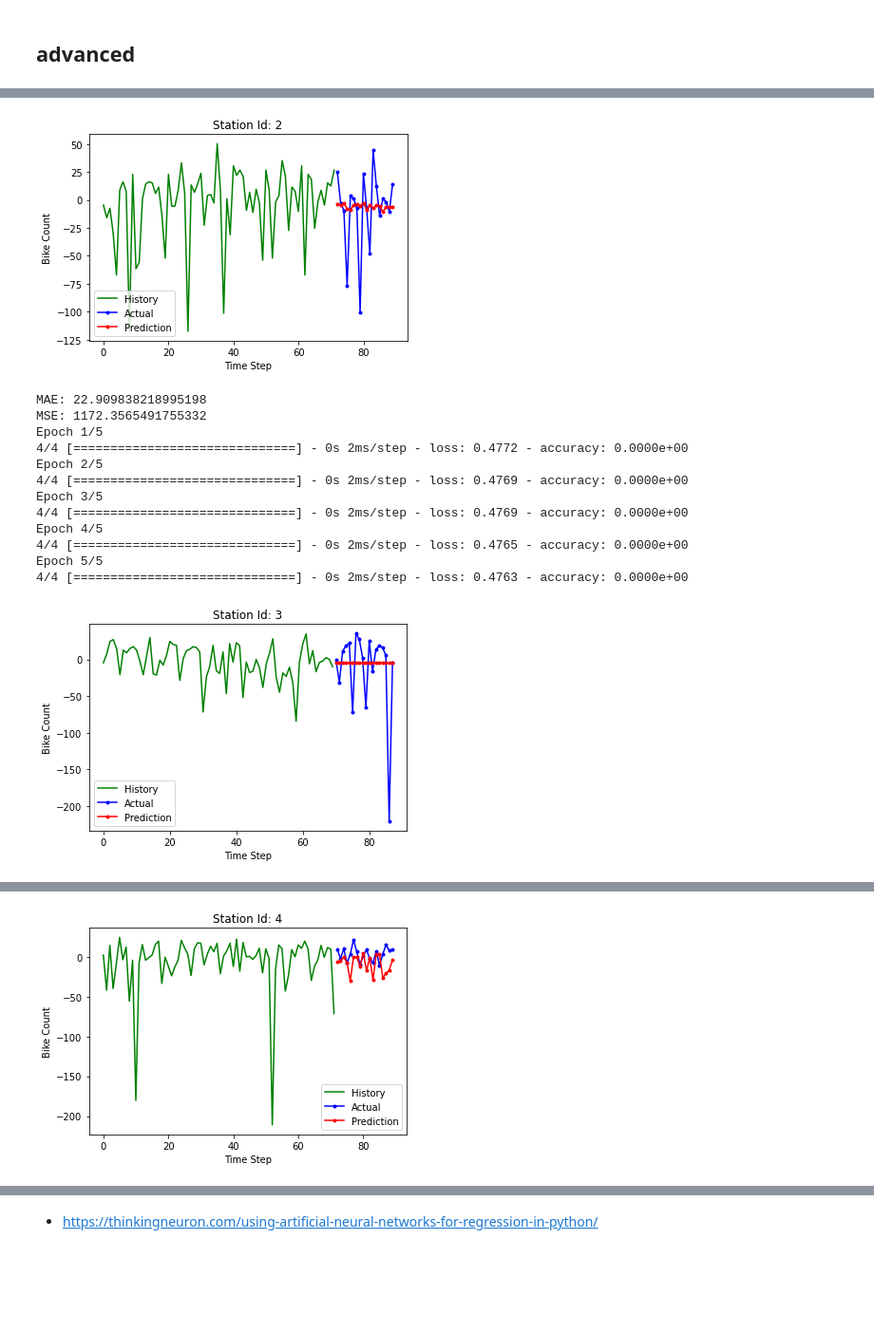
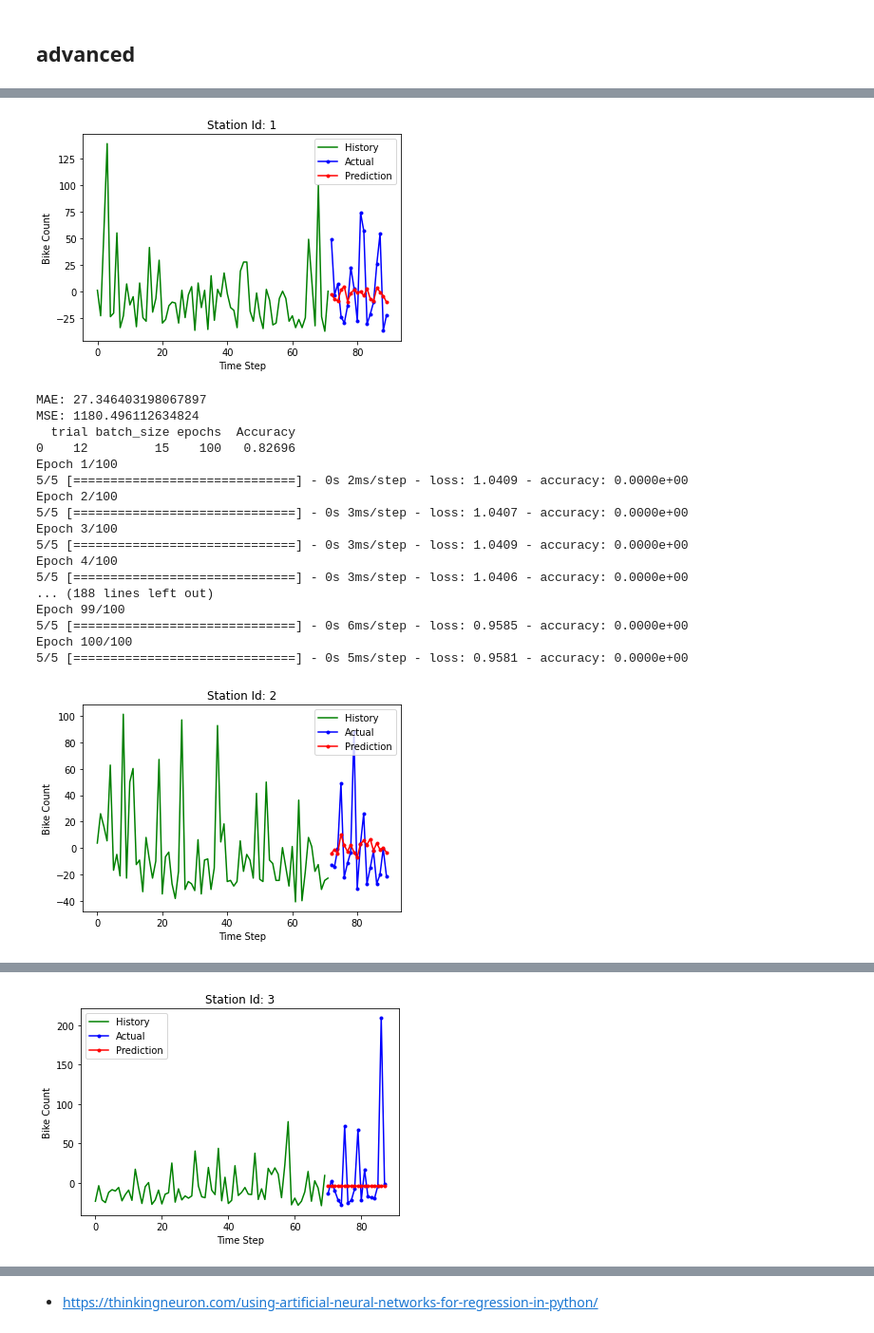
Before and after one commit to hchae0817/final_project, a Jupyter notebook: bike_Neural_Network.ipynb, the cells around one changed output, grey strips where cells are left out. Shown at 95% size. Cells and saved outputs as stored; diff of their text form; code cells hidden in the pictures; blank space fills up the shorter version.

```diff
--- a/bike_Neural_Network.ipynb
+++ b/bike_Neural_Network.ipynb
@@ -247,17 +176,15 @@ from sklearn.preprocessing import MinMaxScaler
 # %%
 totalMAE = 0
 totalMSE = 0
-totalRMAE = 0
-totalRMSE = 0
 
 np.random.seed(7)
 
 #no_station = len(location['Station.Id'])
 no_station = 10
-for i in range(1, no_station):
+for i in range(0, no_station):
 
-    X = df_6_m[i].values[:, 6:11]  #'avg_temp','avg_temp_feel','avg_humidity','avg_windSpeed','date'
-    y = df_6_m[i].values[:, 3:4] # Total
+    X = df_3_m[i].values[:, 6:11]  #'avg_temp','avg_temp_feel','avg_humidity','avg_windSpeed','date'
+    y = df_3_m[i].values[:, 3:4] # Predict
 
     ### Sandardization of data ###
     #PredictorScaler = StandardScaler()
@@ -431,32 +356,27 @@ def FunctionFindBestParams(X_train, y_train, X_test, y_test):
     epoch_list = [5, 10, 50, 100]
 
     import pandas as pd
-    SearchResultsData = pd.DataFrame(columns=['TrialNumber', 'batch_size', 'epochs', 'Accuracy'])
+    SearchResultsData = pd.DataFrame(columns=['trial', 'batch_size', 'epochs', 'Accuracy'])
 
     # initializing the trials
-    TrialNumber = 0
+    trial = 0
     for batch_size_trial in batch_size_list:
         for epochs_trial in epoch_list:
-            TrialNumber += 1
-            # create ANN model
+            trial += 1
             test_model = keras.Sequential([
             layers.Dense(units = 5, input_dim = X_train.shape[1], kernel_initializer = 'normal', activation = 'relu'),
             layers.Dense(units =5 , kernel_initializer = 'normal', activation = 'relu'),
             layers.Dense(1, kernel_initializer = 'normal'),
             ])
 
-            # Compiling the model
             test_model.compile(loss='mean_squared_error', optimizer='adam')
+            test_model.fit(X_train, y_train ,batch_size = batch_size_trial, epochs = epochs_trial, verbose=0)
+            MSE = metrics.mean_squared_error(y_test, test_model.predict(X_test))
+            # printing the results of the current iteration
+            # print('trial', 'Parameters:','batch_size:', batch_size_trial,'-', 'epochs:',epochs_trial, 'Accuracy:', MSE)
 
-            # Fitting the ANN to the Training set
-            test_model.fit(X_train, y_train ,batch_size = batch_size_trial, epochs = epochs_trial, verbose=0)
-            MAPE = np.mean(100 * (np.abs(y_test - test_model.predict(X_test)) / y_test))
-
-            # printing the results of the current iteration
-            #print(TrialNumber, 'Parameters:','batch_size:', batch_size_trial,'-', 'epochs:',epochs_trial, 'Accuracy:', 100-MAPE)
-
-            SearchResultsData = SearchResultsData.append(pd.DataFrame(data = [[TrialNumber, batch_size_trial, epochs_trial, 100-MAPE]],
-                                                                      columns = ['TrialNumber', 'batch_size', 'epochs', 'Accuracy'] ))
+            SearchResultsData = SearchResultsData.append(pd.DataFrame(data = [[trial, batch_size_trial, epochs_trial, MSE]],
+                                                                      columns = ['trial', 'batch_size', 'epochs', 'Accuracy'] ))
     return SearchResultsData
 # %%
 result_df = FunctionFindBestParams(X_train, y_train, X_test, y_test)
@@ -502,10 +422,10 @@ np.random.seed(7)
 
 #no_station = len(location['Station.Id'])
 no_station = 10
-for i in range(1, no_station):
+for i in range(0, no_station):
 
     X = df_3_m[i].values[:, 6:11]  #'avg_temp','avg_temp_feel','avg_humidity','avg_windSpeed','date'
-    y = df_3_m[i].values[:, 3:4] # Total
+    y = df_3_m[i].values[:, 3:4] # Predict
 
     ### Sandardization of data ###
     PredictorScaler = StandardScaler()
@@ -538,7 +458,8 @@ for i in range(1, no_station):
 
     # find best parameters
     result_df = FunctionFindBestParams(X_train, y_train, X_test, y_test)
-    return_df = result_df.loc[result_df['Accuracy'] == result_df['Accuracy'].max()]
+    return_df = result_df.loc[result_df['Accuracy'] == result_df['Accuracy'].min()]
+    print(return_df)
     best_batch_size = int(return_df['batch_size'][0])
     best_epochs = int(return_df['epochs'][0])
 
@@ -581,14 +502,19 @@ Epoch 50/50
-[figure, old version]
+[figure, new version]
-MAE: 22.909838218995198
-MSE: 1172.3565491755332
-Epoch 1/5
-4/4 [==============================] - 0s 2ms/step - loss: 0.4772 - accuracy: 0.0000e+00
-Epoch 2/5
-4/4 [==============================] - 0s 2ms/step - loss: 0.4769 - accuracy: 0.0000e+00
-Epoch 3/5
-4/4 [==============================] - 0s 2ms/step - loss: 0.4769 - accuracy: 0.0000e+00
-Epoch 4/5
-4/4 [==============================] - 0s 2ms/step - loss: 0.4765 - accuracy: 0.0000e+00
-Epoch 5/5
-4/4 [==============================] - 0s 2ms/step - loss: 0.4763 - accuracy: 0.0000e+00
+MAE: 27.346403198067897
+MSE: 1180.496112634824
+  trial batch_size epochs  Accuracy
+0    12         15    100   0.82696
+Epoch 1/100
+5/5 [==============================] - 0s 2ms/step - loss: 1.0409 - accuracy: 0.0000e+00
+Epoch 2/100
+5/5 [==============================] - 0s 3ms/step - loss: 1.0407 - accuracy: 0.0000e+00
+Epoch 3/100
+5/5 [==============================] - 0s 3ms/step - loss: 1.0409 - accuracy: 0.0000e+00
+Epoch 4/100
+5/5 [==============================] - 0s 3ms/step - loss: 1.0406 - accuracy: 0.0000e+00
+... (188 lines left out)
+Epoch 99/100
+5/5 [==============================] - 0s 6ms/step - loss: 0.9585 - accuracy: 0.0000e+00
+Epoch 100/100
+5/5 [==============================] - 0s 5ms/step - loss: 0.9581 - accuracy: 0.0000e+00
-[figure, old version]
+[figure, new version]
@@ -612 +535 @@ Epoch 100/100
-[figure, old version]
+[figure, new version]
```
Also changed, not shown: parts of 16 cells of this notebook.
